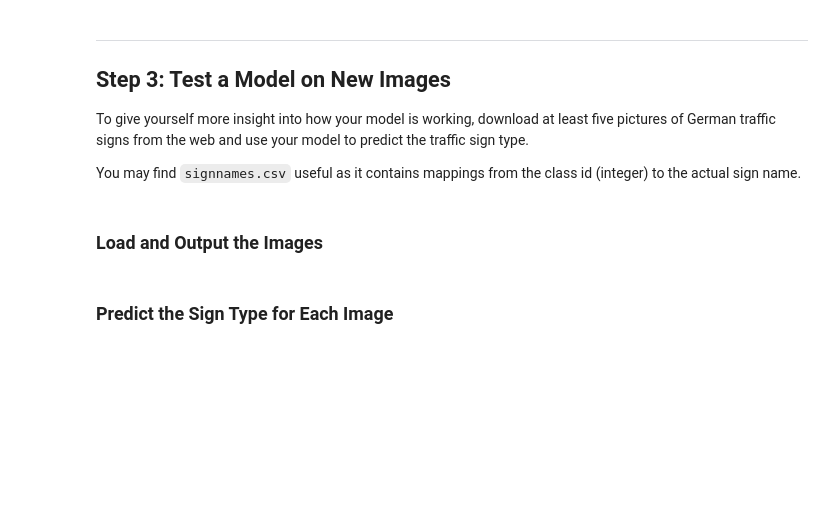
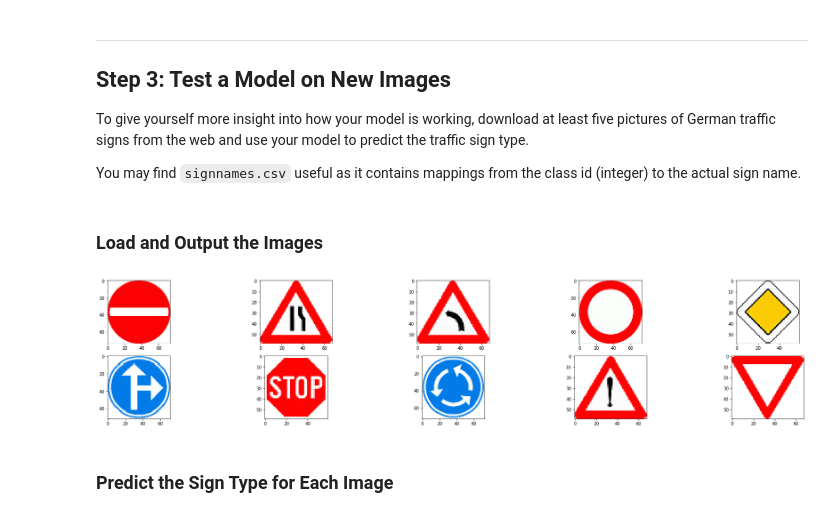
Before and after one commit to joseppii/Traffic-Sign-Classifier-Project, a Jupyter notebook: Traffic_Sign_Classifier.ipynb, the cells around one changed output. Cells and saved outputs as stored; diff of their text form; code cells hidden in the pictures; blank space fills up the shorter version.

```diff
--- a/Traffic_Sign_Classifier.ipynb
+++ b/Traffic_Sign_Classifier.ipynb
@@ -525,2 +570,20 @@ You may find `signnames.csv` useful as it contains mappings from the class id (i
+# %%
+### Load the images and plot them here.
+### Feel free to use as many code cells as needed.
+import glob
+import matplotlib.image as mpimg
+import matplotlib.pyplot as plt
+%matplotlib inline
+
+images = glob.glob('data/signs/*.png')
+fig = plt.figure(figsize=(32,32), tight_layout=False)
+
+for  k, img in enumerate(images):
+    image = mpimg.imread(img)
+    #print(image.shape)
+    ax = fig.add_subplot(len(images),5,k+1)
+    ax.imshow(image)
+# %% [output]
+[figure, added]
 # %% [markdown]
 ### Predict the Sign Type for Each Image
```
Also changed, not shown: parts of 15 cells of this notebook.
